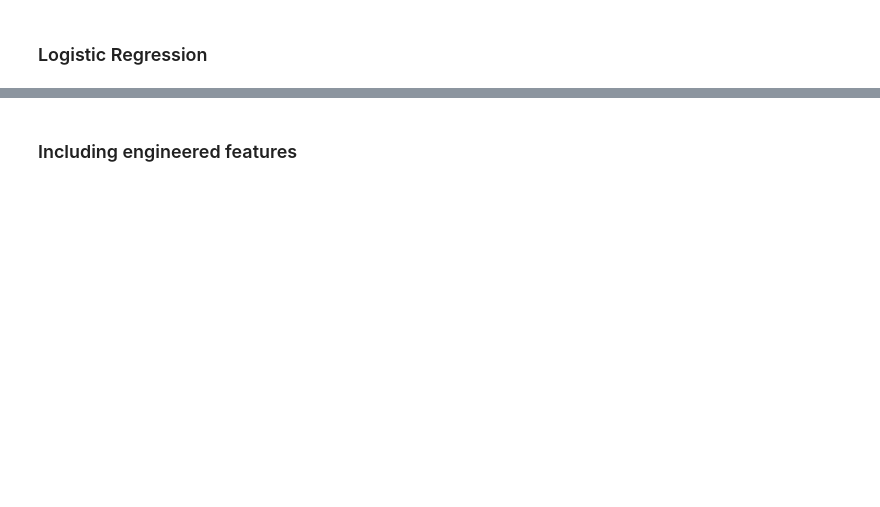
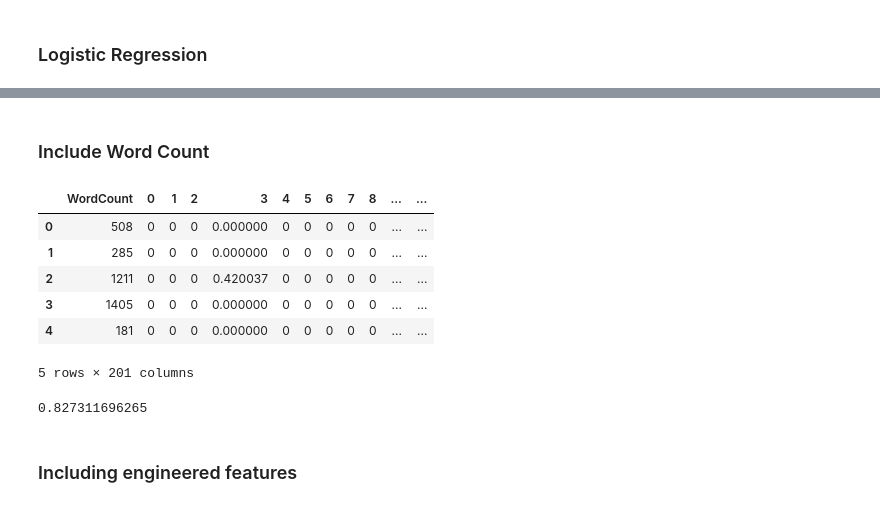
Before and after one commit to mapfumo/nytimes_bog_popularity, a Jupyter notebook: ipython_notebook.ipynb, the cells around one changed output, grey strips where cells are left out. Drawn from its saved outputs; the diff is of its cells as text; code cells hidden in the pictures; blank space fills up the shorter version.

```diff
--- a/ipython_notebook.ipynb
+++ b/ipython_notebook.ipynb
@@ -203,3 +206,27 @@ print metrics.accuracy_score(y_test, predicted)
+# %% [markdown]
+### Include Word Count
+# %%
+X = pd.concat([dataset[['WordCount']], pd.DataFrame(word_matrix.toarray())], axis=1)
+X.head()
+# %% [output]
+|  | WordCount | 0 | 1 | 2 | 3 | 4 | 5 | 6 | 7 | 8 | ... | ... |
+| 0 | 508 | 0 | 0 | 0 | 0.000000 | 0 | 0 | 0 | 0 | 0 | ... | ... |
+| 1 | 285 | 0 | 0 | 0 | 0.000000 | 0 | 0 | 0 | 0 | 0 | ... | ... |
+| 2 | 1211 | 0 | 0 | 0 | 0.420037 | 0 | 0 | 0 | 0 | 0 | ... | ... |
+| 3 | 1405 | 0 | 0 | 0 | 0.000000 | 0 | 0 | 0 | 0 | 0 | ... | ... |
+| 4 | 181 | 0 | 0 | 0 | 0.000000 | 0 | 0 | 0 | 0 | 0 | ... | ... |
+5 rows × 201 columns
+# %%
+from sklearn.linear_model import LogisticRegression
+from sklearn import metrics
+from sklearn.cross_validation import cross_val_score
+X_train, X_test, y_train, y_test = train_test_split(X, dataset.Popular, random_state=99)
+model = LogisticRegression()
+model = model.fit(X_train, y_train)
+predicted = model.predict(X_test)
+print metrics.accuracy_score(y_test, predicted)
+# %% [output]
+0.827311696265
 # %% [markdown]
 ### Including engineered features
 # %%
```
Also changed, not shown: parts of 11 cells of this notebook.
